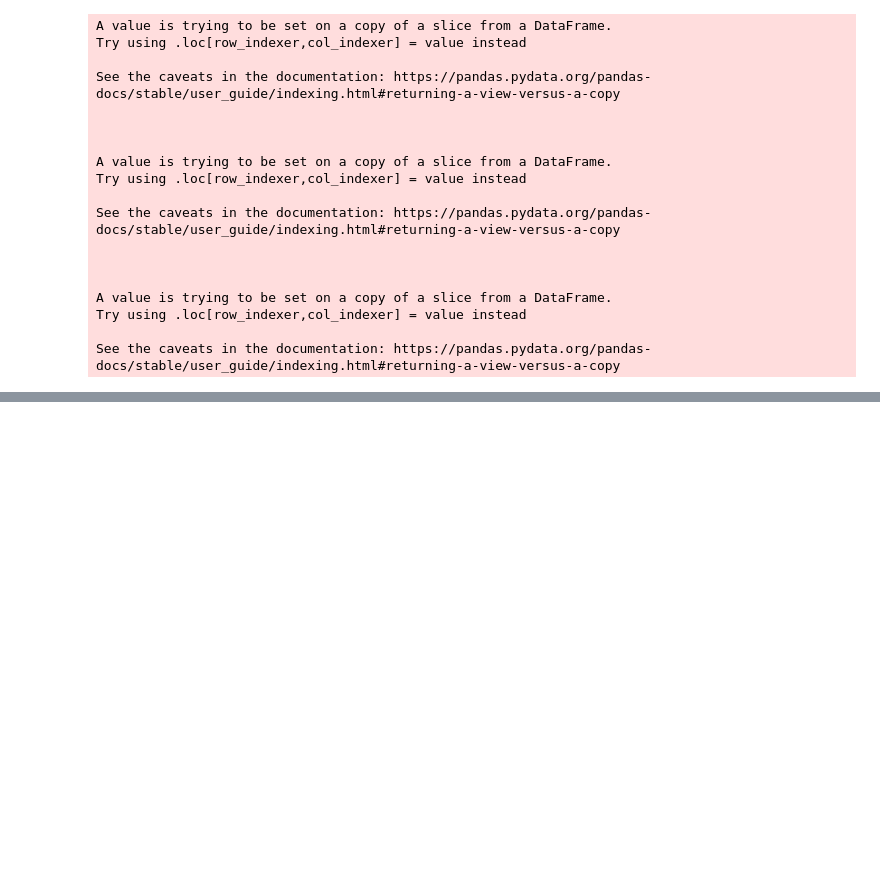
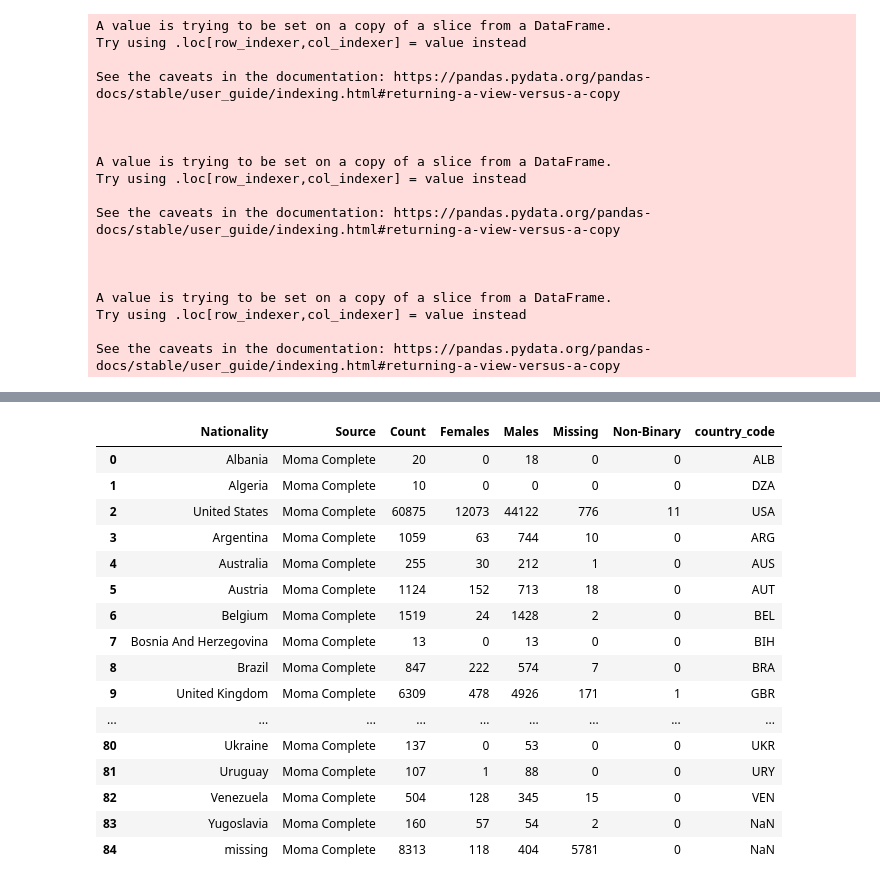
Before and after one commit to laurentfintoni/Net-Art-Rev, a Jupyter notebook: ChiaraViz_2.ipynb, the cells around one changed output, grey strips where cells are left out. Saved outputs shown, nothing was run; the diff lists cells and outputs as text; code cells hidden in the pictures; blank space fills up the shorter version.

```diff
--- a/ChiaraViz_2.ipynb
+++ b/ChiaraViz_2.ipynb
@@ -445,28 +341,0 @@ set(Compare_nats_department.Nationality)
-# %%
-#create df with common nationalities for comparison
-nats_M = set(MComparison_working_final.Nationality)
-nats_RH = set(df_rhz_nats.Nationality)
-common_nats = nats_M & nats_RH
-
-Moma_common_nats_df = pd.DataFrame()
-Rh_common_nats_df = pd.DataFrame()
-for item in common_nats:
-    #moma
-    moma = MComparison_working_final[MComparison_working_final.Nationality == item].drop('Females', axis = 1)
-    Moma_common_nats_df = pd.concat([Moma_common_nats_df, moma])
-    #rhizme
-    rh = df_rhz_nats[df_rhz_nats.Nationality == item].drop('Females', axis = 1)
-    Rh_common_nats_df = pd.concat([Rh_common_nats_df, rh])
-
-
-
-Moma_common_nats_df = Moma_common_nats_df.rename(columns={'Count':'Moma'})
-Rh_common_nats_df = Rh_common_nats_df.rename(columns={'Count':'Rhizome'})
-
-workingDF = pd.concat([Moma_common_nats_df, Rh_common_nats_df], axis=0, ignore_index=True)
-workingDF['Moma'] = workingDF['Moma'].fillna('0').astype('int')
-workingDF['Rhizome'] = workingDF['Rhizome'].fillna('0').astype('int')
-workingDF['DateAcquired'] = workingDF['DateAcquired'].astype('int')
-workingDF = workingDF[workingDF.DateAcquired > 0]
-workingDF_final = workingDF.groupby(['Nationality','DateAcquired'],as_index=False).agg({'Moma': 'sum','Rhizome': 'sum'})
-workingDF_final = workingDF_final.sort_values(by='DateAcquired')
@@ -472,0 +352,34 @@ workingDF_final = workingDF_final.sort_values(by='DateAcquired')
+# %%
+df_Moma_by_periods['Source'] = 'Moma Complete'
+df_Moma_map = df_Moma_by_periods.groupby(['Nationality','Source'],as_index=False).agg({'Count': 'sum','Females': 'sum','Males': 'sum','Missing': 'sum','Non-Binary': 'sum'})
+
+natios_MOMA = set(df_Moma_map.Nationality)
+for item in natios_MOMA:
+    my = correct_country[correct_country['Aalborgenser'] == item]
+
+    country = my[:1]['Aalborg'].values
+    if len(country)>0:
+        country_str = my[:1]['Aalborg'].values[0]
+
+        df_Moma_map.loc[df_Moma_map["Nationality"] == item, "Nationality"] = country_str
+
+df_Moma_map["country_code"] = df_Moma_map["Nationality"].apply(lambda country: do_fuzzy_search(country))
+df_Moma_map
+# %% [output]
+|  | Nationality | Source | Count | Females | Males | Missing | Non-Binary | country_code |
+| 0 | Albania | Moma Complete | 20 | 0 | 18 | 0 | 0 | ALB |
+| 1 | Algeria | Moma Complete | 10 | 0 | 0 | 0 | 0 | DZA |
+| 2 | United States | Moma Complete | 60875 | 12073 | 44122 | 776 | 11 | USA |
+| 3 | Argentina | Moma Complete | 1059 | 63 | 744 | 10 | 0 | ARG |
+| 4 | Australia | Moma Complete | 255 | 30 | 212 | 1 | 0 | AUS |
+| 5 | Austria | Moma Complete | 1124 | 152 | 713 | 18 | 0 | AUT |
+| 6 | Belgium | Moma Complete | 1519 | 24 | 1428 | 2 | 0 | BEL |
+| 7 | Bosnia And Herzegovina | Moma Complete | 13 | 0 | 13 | 0 | 0 | BIH |
+| 8 | Brazil | Moma Complete | 847 | 222 | 574 | 7 | 0 | BRA |
+| 9 | United Kingdom | Moma Complete | 6309 | 478 | 4926 | 171 | 1 | GBR |
+| ... | ... | ... | ... | ... | ... | ... | ... | ... |
+| 80 | Ukraine | Moma Complete | 137 | 0 | 53 | 0 | 0 | UKR |
+| 81 | Uruguay | Moma Complete | 107 | 1 | 88 | 0 | 0 | URY |
+| 82 | Venezuela | Moma Complete | 504 | 128 | 345 | 15 | 0 | VEN |
+| 83 | Yugoslavia | Moma Complete | 160 | 57 | 54 | 2 | 0 | NaN |
+| 84 | missing | Moma Complete | 8313 | 118 | 404 | 5781 | 0 | NaN |
```
Also changed, not shown: parts of 18 cells of this notebook.
